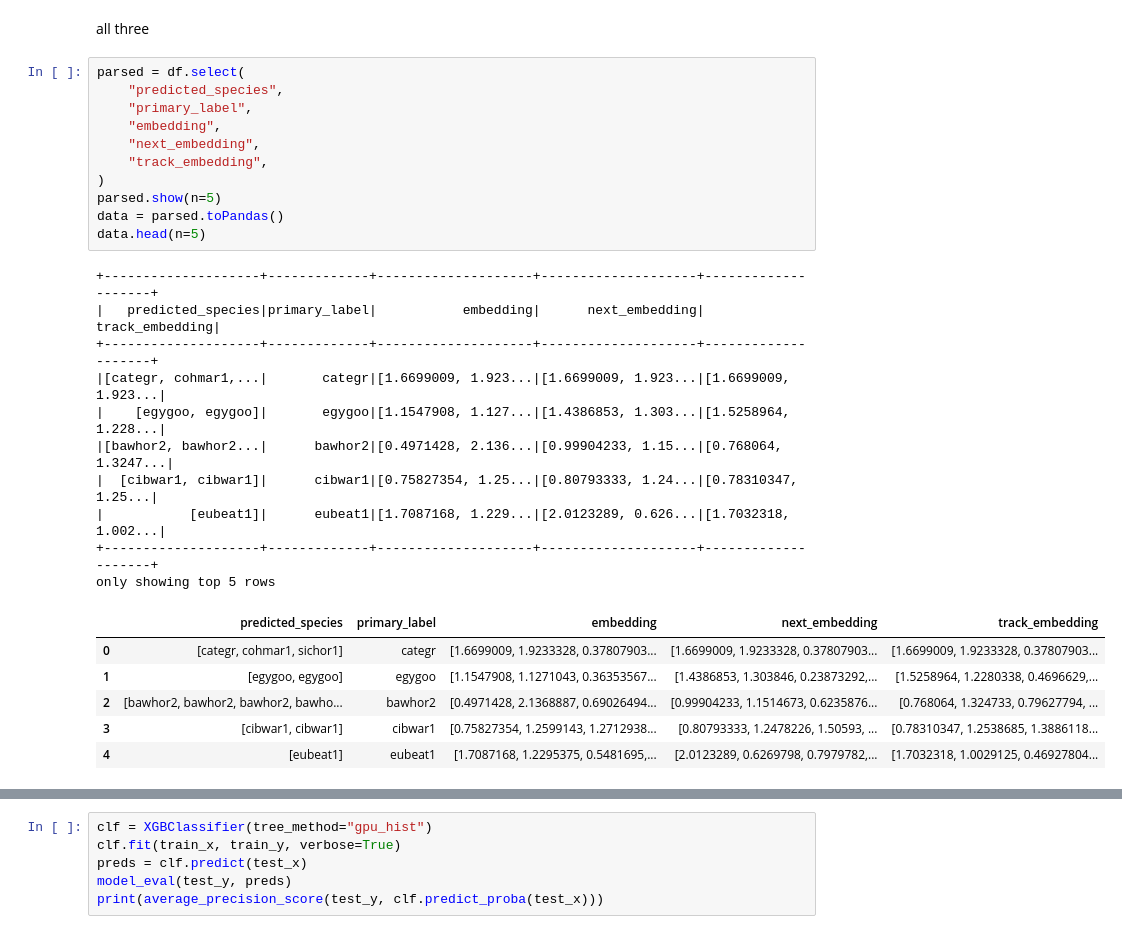
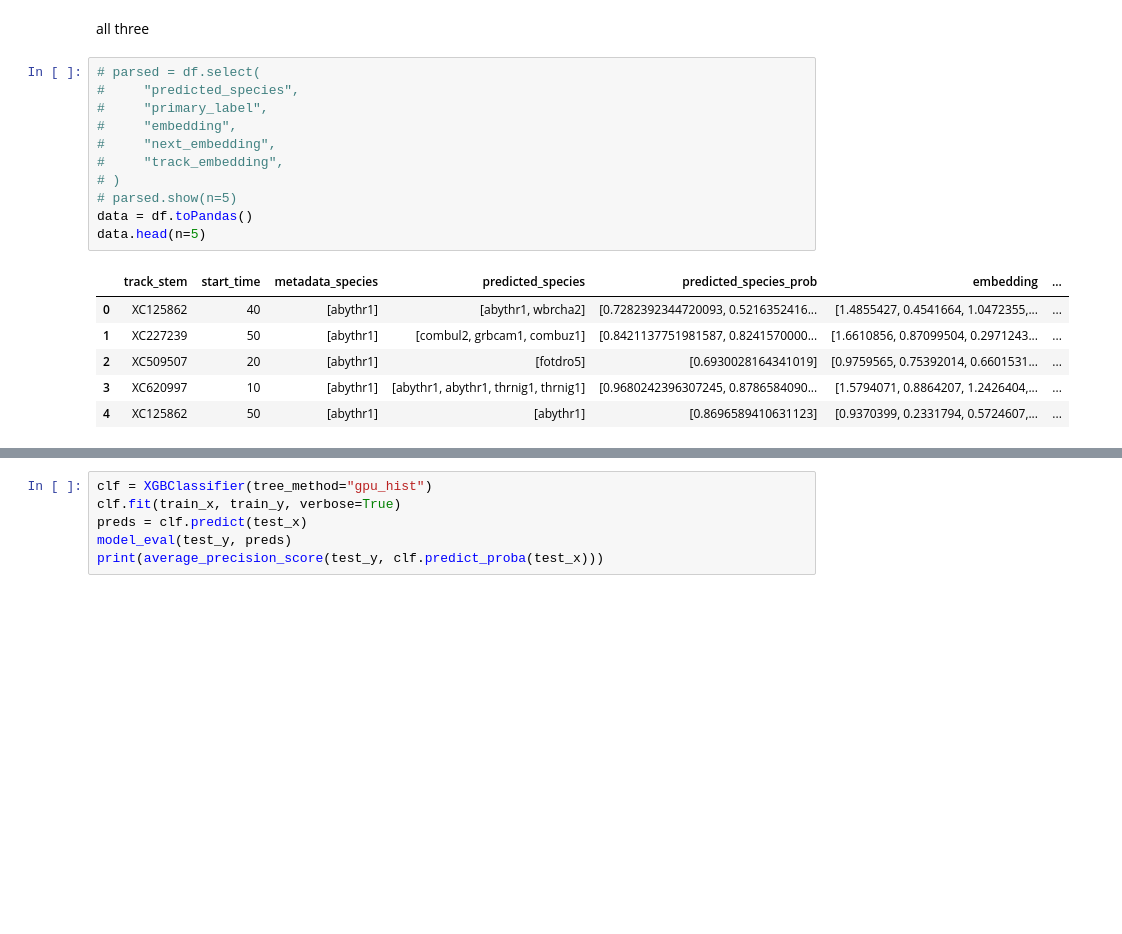
Before and after one commit to dsgt-birdclef/birdclef-2023, a Jupyter notebook: notebooks/nzh-20230520-00-classifier-postprocessed-v2.ipynb, the cells around one changed output, grey strips where cells are left out. Drawn from its saved outputs; the diff is of its cells as text; blank space fills up the shorter version.

```diff
--- a/notebooks/nzh-20230520-00-classifier-postprocessed-v2.ipynb
+++ b/notebooks/nzh-20230520-00-classifier-postprocessed-v2.ipynb
@@ -180,33 +180,23 @@ search.fit(train_x, train_y)
 # %% [markdown]
 all three
 # %%
-parsed = df.select(
-    "predicted_species",
-    "primary_label",
-    "embedding",
-    "next_embedding",
-    "track_embedding",
-)
-parsed.show(n=5)
-data = parsed.toPandas()
+# parsed = df.select(
+#     "predicted_species",
+#     "primary_label",
+#     "embedding",
+#     "next_embedding",
+#     "track_embedding",
+# )
+# parsed.show(n=5)
+data = df.toPandas()
 data.head(n=5)
 # %% [output]
-+--------------------+-------------+--------------------+--------------------+--------------------+
-|   predicted_species|primary_label|           embedding|      next_embedding|     track_embedding|
-+--------------------+-------------+--------------------+--------------------+--------------------+
-|[categr, cohmar1,...|       categr|[1.6699009, 1.923...|[1.6699009, 1.923...|[1.6699009, 1.923...|
-|    [egygoo, egygoo]|       egygoo|[1.1547908, 1.127...|[1.4386853, 1.303...|[1.5258964, 1.228...|
-|[bawhor2, bawhor2...|      bawhor2|[0.4971428, 2.136...|[0.99904233, 1.15...|[0.768064, 1.3247...|
-|  [cibwar1, cibwar1]|      cibwar1|[0.75827354, 1.25...|[0.80793333, 1.24...|[0.78310347, 1.25...|
-|           [eubeat1]|      eubeat1|[1.7087168, 1.229...|[2.0123289, 0.626...|[1.7032318, 1.002...|
-+--------------------+-------------+--------------------+--------------------+--------------------+
-only showing top 5 rows
-|  | predicted_species | primary_label | embedding | next_embedding | track_embedding |
-| 0 | [categr, cohmar1, sichor1] | categr | [1.6699009, 1.9233328, 0.37807903... | [1.6699009, 1.9233328, 0.37807903... | [1.6699009, 1.9233328, 0.37807903... |
-| 1 | [egygoo, egygoo] | egygoo | [1.1547908, 1.1271043, 0.36353567... | [1.4386853, 1.303846, 0.23873292,... | [1.5258964, 1.2280338, 0.4696629,... |
-| 2 | [bawhor2, bawhor2, bawhor2, bawho... | bawhor2 | [0.4971428, 2.1368887, 0.69026494... | [0.99904233, 1.1514673, 0.6235876... | [0.768064, 1.324733, 0.79627794, ... |
-| 3 | [cibwar1, cibwar1] | cibwar1 | [0.75827354, 1.2599143, 1.2712938... | [0.80793333, 1.2478226, 1.50593, ... | [0.78310347, 1.2538685, 1.3886118... |
-| 4 | [eubeat1] | eubeat1 | [1.7087168, 1.2295375, 0.5481695,... | [2.0123289, 0.6269798, 0.7979782,... | [1.7032318, 1.0029125, 0.46927804... |
+|  | track_stem | start_time | metadata_species | predicted_species | predicted_species_prob | embedding | ... |
+| 0 | XC125862 | 40 | [abythr1] | [abythr1, wbrcha2] | [0.7282392344720093, 0.5216352416... | [1.4855427, 0.4541664, 1.0472355,... | ... |
+| 1 | XC227239 | 50 | [abythr1] | [combul2, grbcam1, combuz1] | [0.8421137751981587, 0.8241570000... | [1.6610856, 0.87099504, 0.2971243... | ... |
+| 2 | XC509507 | 20 | [abythr1] | [fotdro5] | [0.6930028164341019] | [0.9759565, 0.75392014, 0.6601531... | ... |
+| 3 | XC620997 | 10 | [abythr1] | [abythr1, abythr1, thrnig1, thrnig1] | [0.9680242396307245, 0.8786584090... | [1.5794071, 0.8864207, 1.2426404,... | ... |
+| 4 | XC125862 | 50 | [abythr1] | [abythr1] | [0.8696589410631123] | [0.9370399, 0.2331794, 0.5724607,... | ... |
 # %%
 from sklearn.preprocessing import MultiLabelBinarizer
 
```
Also changed, not shown: parts of 4 cells of this notebook.
